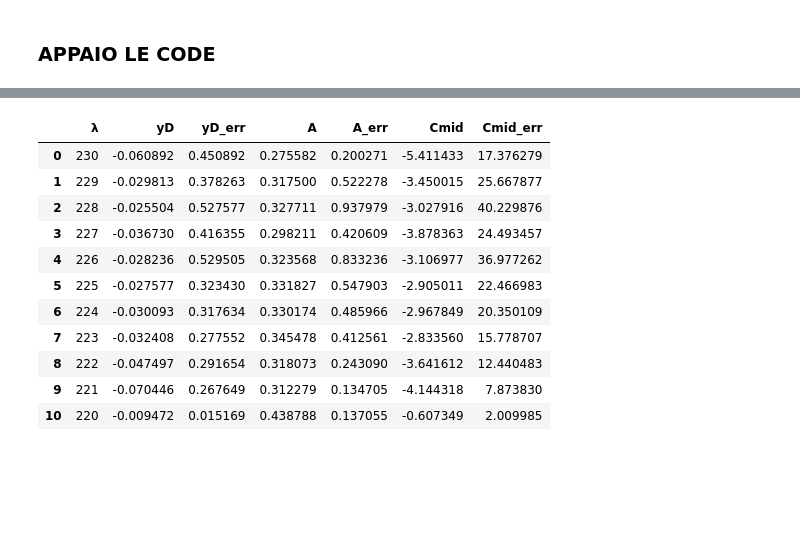
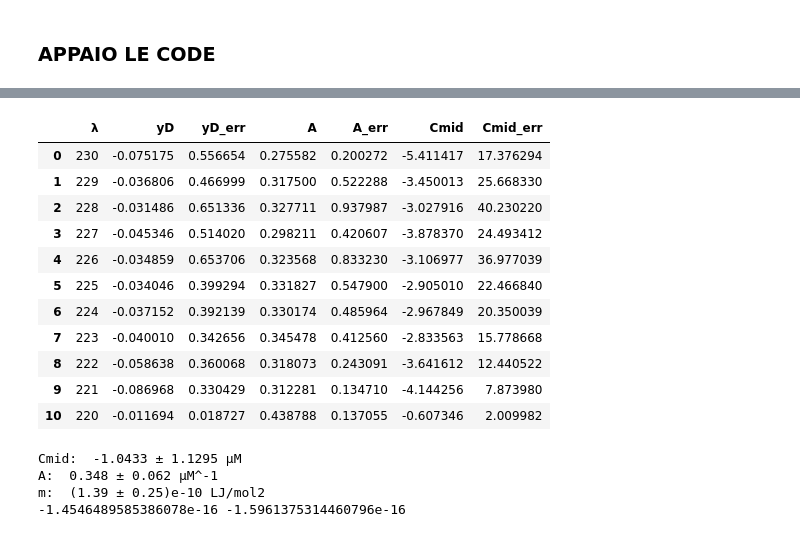
Before and after one commit to CarminatiGiovanni/LaboratorioBiofisica, a Jupyter notebook: DICROISMO/denaturazione.ipynb, the cells around one changed output, grey strips where cells are left out. Saved outputs shown, nothing was run; the diff lists cells and outputs as text; code cells hidden in the pictures; blank space fills up the shorter version.

```diff
--- a/DICROISMO/denaturazione.ipynb
+++ b/DICROISMO/denaturazione.ipynb
@@ -29,6 +29,11 @@ spettri.tail()
 | 57 | 203 | -0.02256 | -0.01913 | -0.02492 | -0.02548 | -0.01868 | -0.02221 |
 | 58 | 202 | -0.02118 | -0.02115 | -0.02197 | -0.02395 | -0.02055 | -0.02537 |
 | 59 | 201 | -0.01932 | -0.02146 | -0.02278 | -0.01982 | -0.02226 | -0.02139 |
+# %%
+N = 162 #numero residui BLG
+l = 0.5 # lunghezza cammino ottico in cm
+R = 8.314 # J/(mol * K)
+T = 300 # K
 # %%
 # import concentrazioni
 concentrazioni = pd.read_csv('concentrazioni_soluzioni.csv')['C(GuHCl) [M] sperimentale'].to_numpy() * 1000000 # μM
@@ -52,16 +57,18 @@ plt.show()
 for i,conc in enumerate(['C0','C1', 'C2','C3', 'C4', 'C5']):
     λ =  spettri['λ']
     if i != 0:
-        θ = spettri[conc]/(concentrazioni[i])
+        θ = spettri[conc]*100/(concentrazioni[i]*N*l)
     else:
-        θ = spettri[conc]
+        θ = spettri[conc]*100/(N*l)
 
     mean = θ[λ > 250].mean()
     θ -= mean
     spettri[conc] = θ # diviso per la concentrazione e code appaiate a zero
     plt.plot(λ,θ,marker='.',label=conc)
 
-plt.ylim([-0.007,+0.004])
+plt.ylim([-0.008,+0.004])
+plt.xlabel('$\\lambda$')
+plt.ylabel('$\\theta [deg\\cdot cm^2 dmol^{-1}]$')
 plt.legend()
 plt.show()
 # %% [output]
@@ -138,48 +144,45 @@ def sigmoid(x, yN,yD,A,Cmid):
 # plt.show()
 # %%
 # fit con sigmoide
-
-R = 8.314 # J/(mol * K)
-T = 300 # K
 
 fit_results = []
 
 for i in spettro_ristretto.columns[1:]:
     C = concentrazioni
     θ = spettro_ristretto[i].to_numpy()
 
     # guess
     yD = θ[-1]
     yN = θ[0] # NON è UN PARAMETRO
     A = 0.5
     Cmid = np.mean(C)
 
     # fit
-    popt, pcov = curve_fit(lambda x,yD,A,Cmid: sigmoid(x,yN,yD,A,Cmid), C, θ, p0=[yD, A, Cmid],maxfev=100000,)
+    popt, pcov = curve_fit(lambda x,yD,A,Cmid: sigmoid(x,yN,yD,A,Cmid), C, θ, p0=[yD, A, Cmid],maxfev=1000,)
     perr = np.sqrt(np.diag(pcov))
     fit_results.append({
         'λ': i,
         # 'yN': popt[0], 'yN_err': perr[0],
         'yD': popt[0], 'yD_err': perr[0],
         'A': popt[1], 'A_err': perr[1],
         'Cmid': popt[2], 'Cmid_err': perr[2]
     })
 
 fit_df = pd.DataFrame(fit_results)
 display(fit_df)
 # %% [output]
 |  | λ | yD | yD_err | A | A_err | Cmid | Cmid_err |
-| 0 | 230 | -0.060892 | 0.450892 | 0.275582 | 0.200271 | -5.411433 | 17.376279 |
-| 1 | 229 | -0.029813 | 0.378263 | 0.317500 | 0.522278 | -3.450015 | 25.667877 |
-| 2 | 228 | -0.025504 | 0.527577 | 0.327711 | 0.937979 | -3.027916 | 40.229876 |
-| 3 | 227 | -0.036730 | 0.416355 | 0.298211 | 0.420609 | -3.878363 | 24.493457 |
-| 4 | 226 | -0.028236 | 0.529505 | 0.323568 | 0.833236 | -3.106977 | 36.977262 |
-| 5 | 225 | -0.027577 | 0.323430 | 0.331827 | 0.547903 | -2.905011 | 22.466983 |
-| 6 | 224 | -0.030093 | 0.317634 | 0.330174 | 0.485966 | -2.967849 | 20.350109 |
-| 7 | 223 | -0.032408 | 0.277552 | 0.345478 | 0.412561 | -2.833560 | 15.778707 |
-| 8 | 222 | -0.047497 | 0.291654 | 0.318073 | 0.243090 | -3.641612 | 12.440483 |
-| 9 | 221 | -0.070446 | 0.267649 | 0.312279 | 0.134705 | -4.144318 | 7.873830 |
-| 10 | 220 | -0.009472 | 0.015169 | 0.438788 | 0.137055 | -0.607349 | 2.009985 |
+| 0 | 230 | -0.075175 | 0.556654 | 0.275582 | 0.200272 | -5.411417 | 17.376294 |
+| 1 | 229 | -0.036806 | 0.466999 | 0.317500 | 0.522288 | -3.450013 | 25.668330 |
+| 2 | 228 | -0.031486 | 0.651336 | 0.327711 | 0.937987 | -3.027916 | 40.230220 |
+| 3 | 227 | -0.045346 | 0.514020 | 0.298211 | 0.420607 | -3.878370 | 24.493412 |
+| 4 | 226 | -0.034859 | 0.653706 | 0.323568 | 0.833230 | -3.106977 | 36.977039 |
+| 5 | 225 | -0.034046 | 0.399294 | 0.331827 | 0.547900 | -2.905010 | 22.466840 |
+| 6 | 224 | -0.037152 | 0.392139 | 0.330174 | 0.485964 | -2.967849 | 20.350039 |
+| 7 | 223 | -0.040010 | 0.342656 | 0.345478 | 0.412560 | -2.833563 | 15.778668 |
+| 8 | 222 | -0.058638 | 0.360068 | 0.318073 | 0.243091 | -3.641612 | 12.440522 |
+| 9 | 221 | -0.086968 | 0.330429 | 0.312281 | 0.134710 | -4.144256 | 7.873980 |
+| 10 | 220 | -0.011694 | 0.018727 | 0.438788 | 0.137055 | -0.607346 | 2.009982 |
 # %%
 fig = go.Figure()
 
@@ -352,8 +361,24 @@ fig.show()
 
 # print("Media pesata di Cmid:", mean_Cmid)
 # print("Errore sulla media pesata di Cmid:", mean_Cmid_err)
-# print("Media pesata di m:", mean_m)
-# print("Errore sulla media pesata di m:", mean_m_err)
+# print("Media pesata di m:", mean_A)
+# print("Errore sulla media pesata di m:", mean_A_err)
 
-print('Cmid: ',final_val(mean_Cmid,mean_Cmid_err,4,udm='μm'))
-print('m: ',final_val(mean_m,mean_m_err,3,udm='μm^-1'))
+print('Cmid: ',final_val(mean_Cmid,mean_Cmid_err,4,udm='μM'))
+print('A: ',final_val(mean_A,mean_A_err,3,udm='μM^-1'))
+
+m = mean_A/(R*T*1000000)
+err_m = mean_A_err/(R*T*1000000)
+
+
+print('m: ', final_val(m,err_m,exp=-10, udm='LJ/mol2'))
+
+ΔG = m * mean_Cmid/1000000
+sigmaΔG = ΔG*np.sqrt((err_m/m)**2 + (mean_Cmid_err/mean_Cmid)**2)
+
+print(ΔG,sigmaΔG)
+# %% [output]
+Cmid:  -1.0433 ± 1.1295 μM
+A:  0.348 ± 0.062 μM^-1
+m:  (1.39 ± 0.25)e-10 LJ/mol2
+-1.4546489585386078e-16 -1.5961375314460796e-16
```
Also changed, not shown: parts of 6 cells of this notebook, 2 other files.
